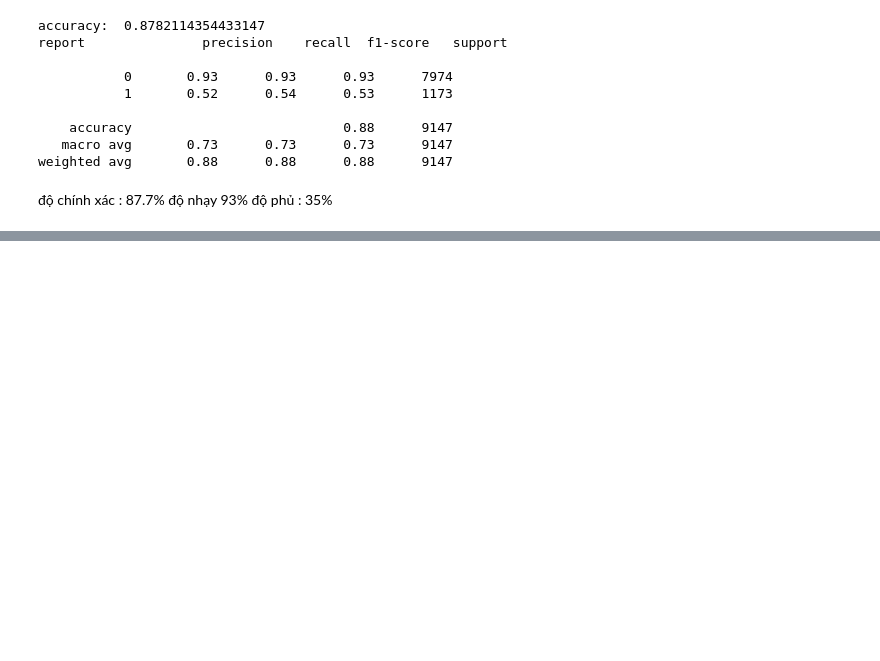
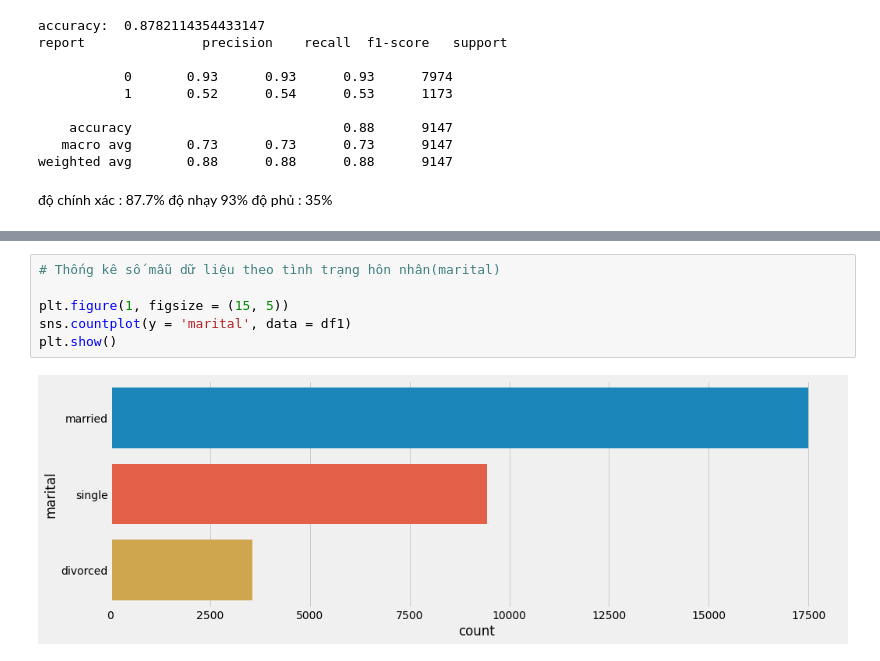
Before and after one commit to TuTuanLe/bank-additional-mining, a Jupyter notebook: mining.ipynb, the cells around one changed output, grey strips where cells are left out. Cells and saved outputs as stored; diff of their text form; blank space fills up the shorter version.

```diff
--- a/mining.ipynb
+++ b/mining.ipynb
@@ -263,0 +301,8 @@ weighted avg       0.88      0.88      0.88      9147
+# %%
+# Thống kê số mẫu dữ liệu theo tình trạng hôn nhân(marital)
+
+plt.figure(1, figsize = (15, 5))
+sns.countplot(y = 'marital', data = df1)
+plt.show()
+# %% [output]
+[figure, added]
```
Also changed, not shown: parts of 23 cells of this notebook.
